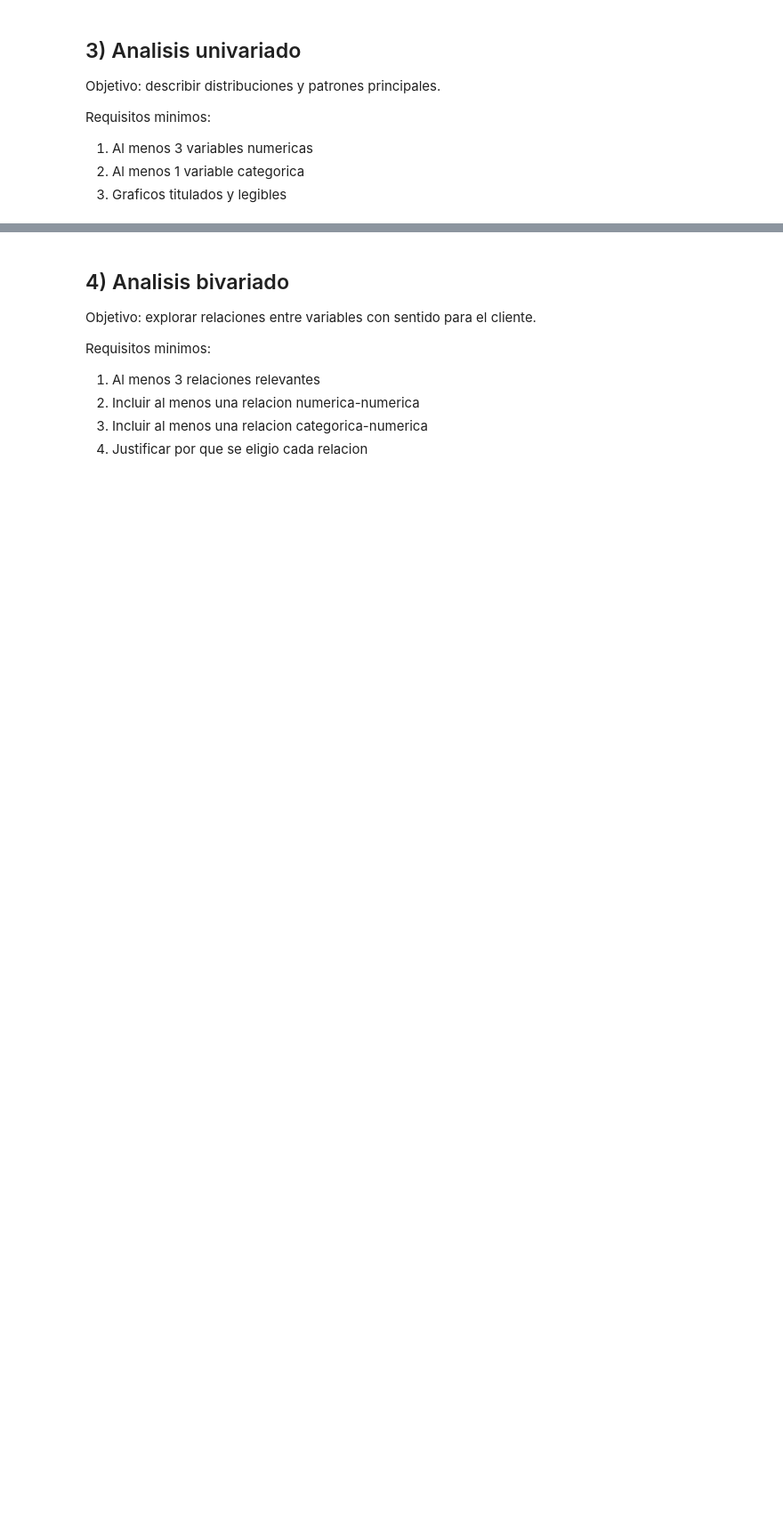
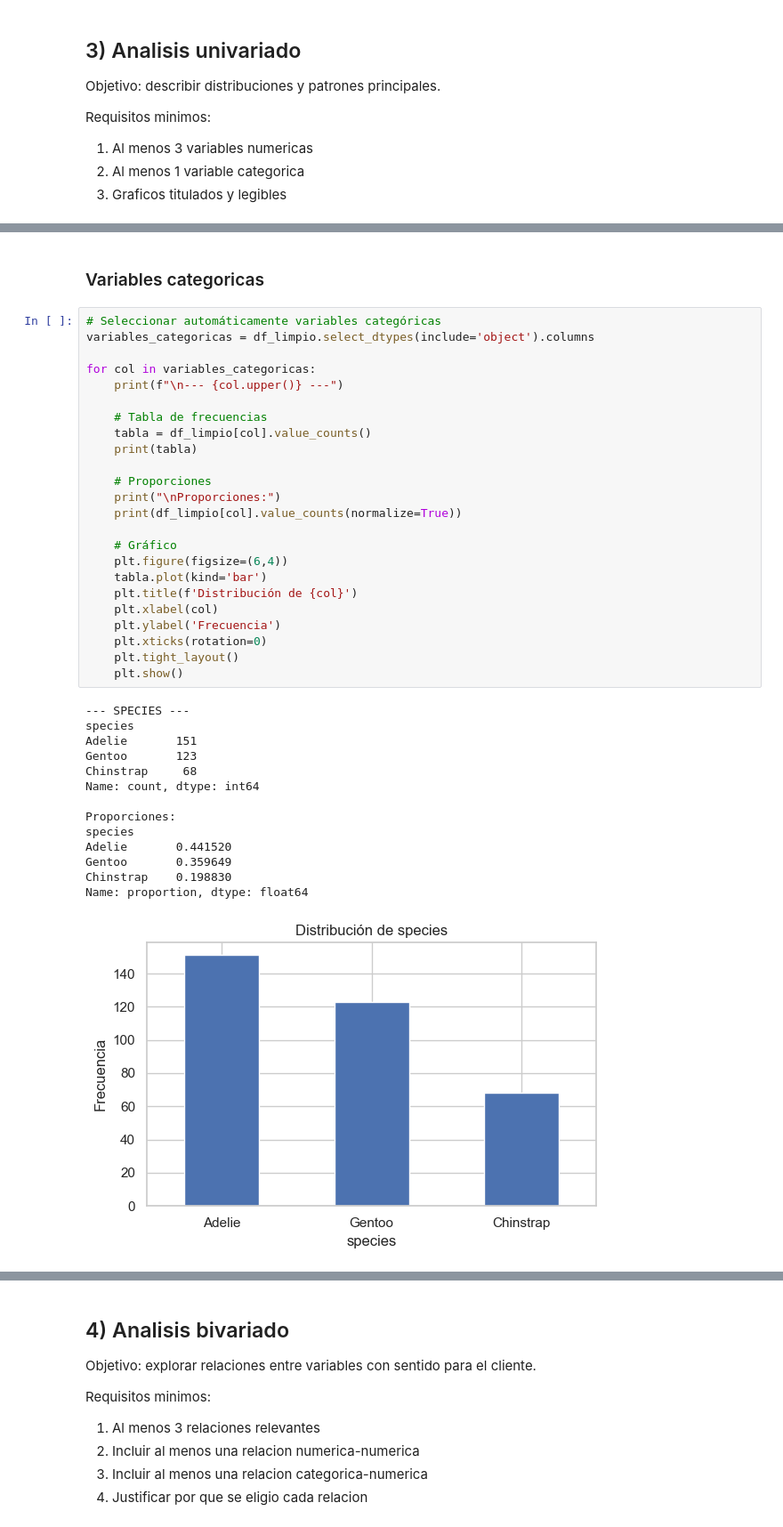
Before and after one commit to JosePuges/Proyecto-pinguino-Team-3, a Jupyter notebook: proyecto-curie-pinguinos.ipynb, the cells around one changed output, grey strips where cells are left out. Shown at 89% size. Cells and saved outputs as stored; diff of their text form; blank space fills up the shorter version.

```diff
--- a/proyecto-curie-pinguinos.ipynb
+++ b/proyecto-curie-pinguinos.ipynb
@@ -319,0 +402,41 @@ plt.show()
+# %% [markdown]
+### Variables categoricas
+# %%
+# Seleccionar automáticamente variables categóricas
+variables_categoricas = df_limpio.select_dtypes(include='object').columns
+
+for col in variables_categoricas:
+    print(f"\n--- {col.upper()} ---")
+
+    # Tabla de frecuencias
+    tabla = df_limpio[col].value_counts()
+    print(tabla)
+
+    # Proporciones
+    print("\nProporciones:")
+    print(df_limpio[col].value_counts(normalize=True))
+
+    # Gráfico
+    plt.figure(figsize=(6,4))
+    tabla.plot(kind='bar')
+    plt.title(f'Distribución de {col}')
+    plt.xlabel(col)
+    plt.ylabel('Frecuencia')
+    plt.xticks(rotation=0)
+    plt.tight_layout()
+    plt.show()
+# %% [output]
+--- SPECIES ---
+species
+Adelie       151
+Gentoo       123
+Chinstrap     68
+Name: count, dtype: int64
+
+Proporciones:
+species
+Adelie       0.441520
+Gentoo       0.359649
+Chinstrap    0.198830
+Name: proportion, dtype: float64
+[figure, added]
```
Also changed, not shown: parts of 16 cells of this notebook.
